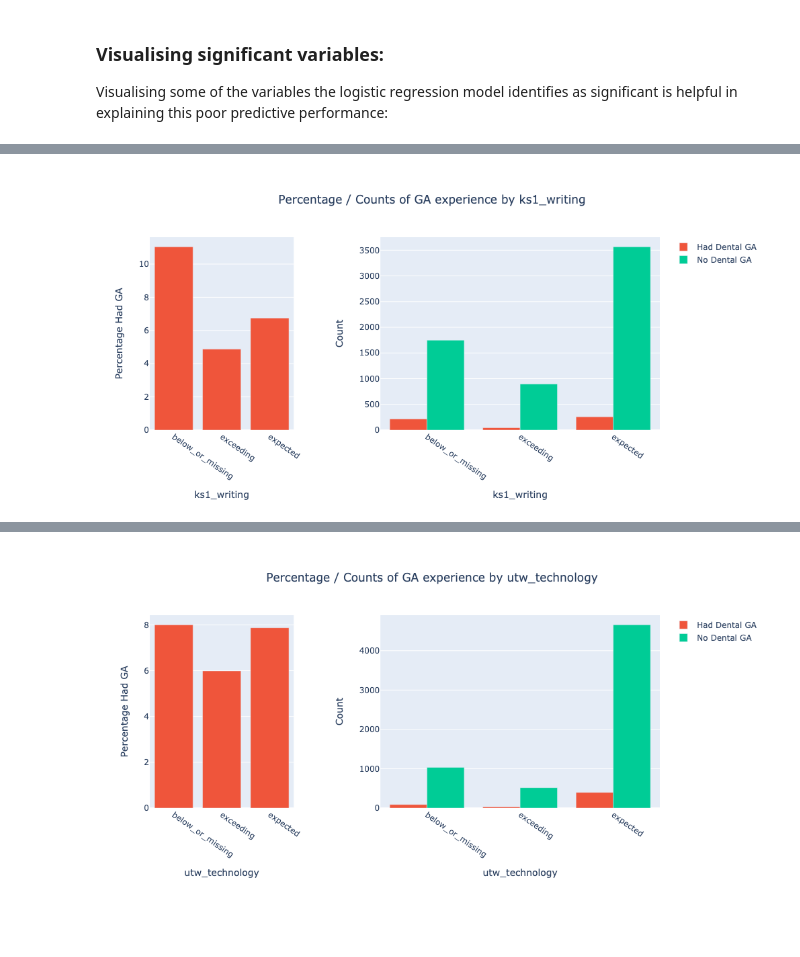
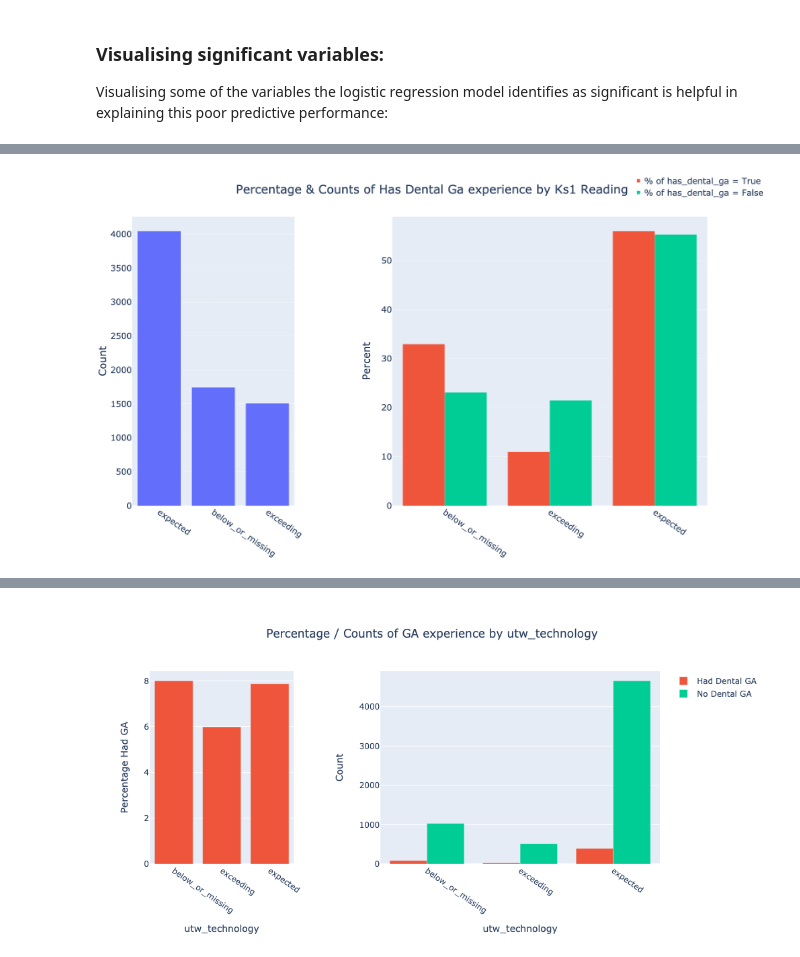
Before and after one commit to samrelins/bib_dental_proj, a Jupyter notebook: exploration/init_findings_report.ipynb, the cells around one changed output, grey strips where cells are left out. Cells and saved outputs as stored; diff of their text form; code cells hidden in the pictures; blank space fills up the shorter version.

```diff
--- a/exploration/init_findings_report.ipynb
+++ b/exploration/init_findings_report.ipynb
@@ -104,4 +129,4 @@ plot_ga_rate_comparison(edrecs_train, "fsm")
-# %%
-plot_ga_rate_comparison(edrecs_train, "ks1_writing")
-# %% [output]
-[figure, removed]
+# %%
+plot_target_rate_comparison(edrecs_train, "ks1_reading", "has_dental_ga")
+# %% [output]
+[figure, added]
```
Also changed, not shown: parts of 4 cells of this notebook, 14 other files.
